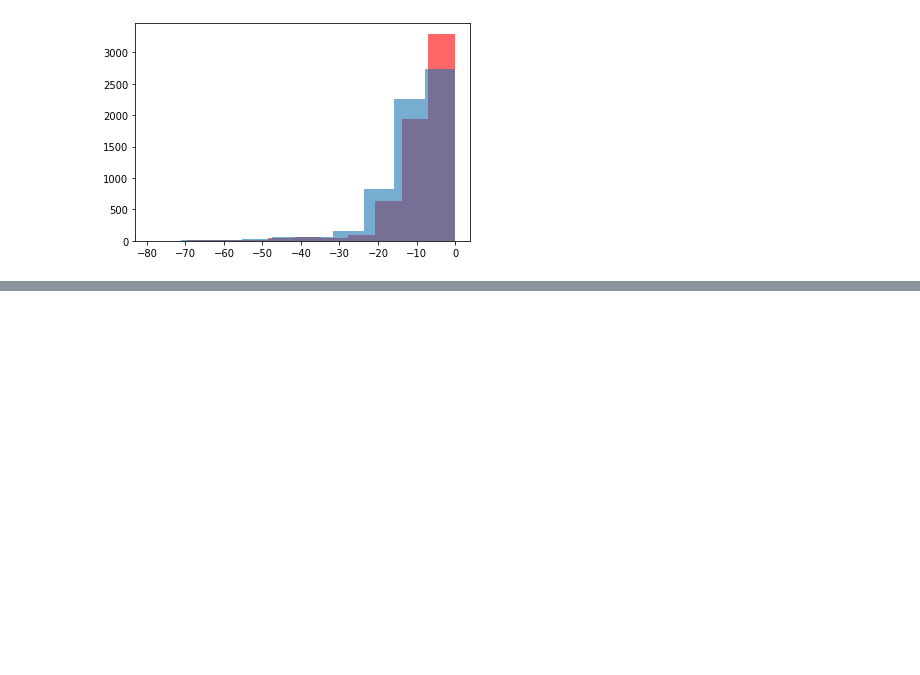
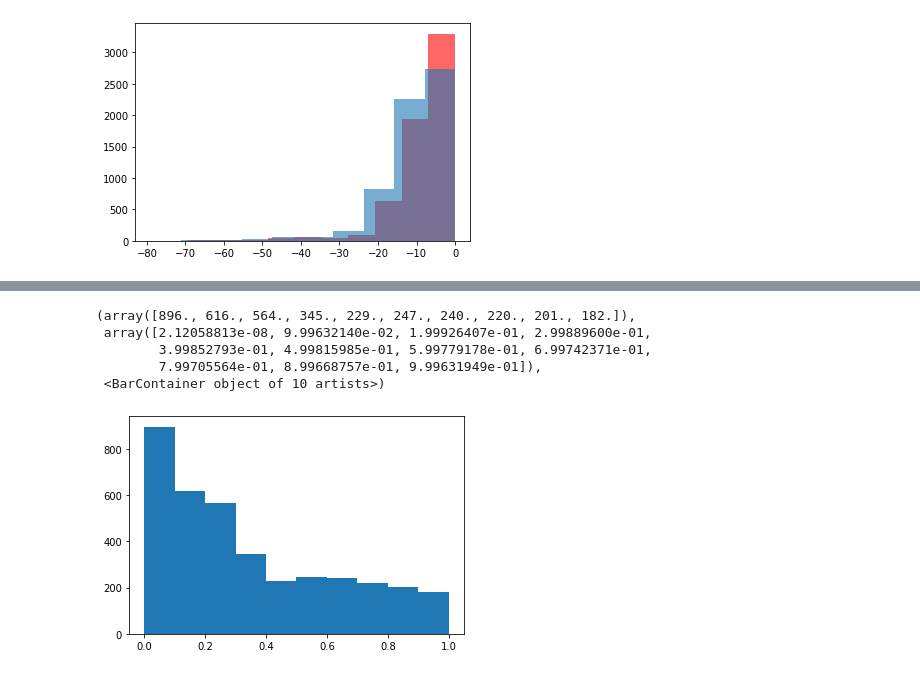
Before and after one commit to alienmist325/TULIP-TCR, a Jupyter notebook: analysis/distribution.ipynb, the cells around one changed output, grey strips where cells are left out. Cells and saved outputs as stored; diff of their text form; code cells hidden in the pictures; blank space fills up the shorter version.

```diff
--- a/analysis/distribution.ipynb
+++ b/analysis/distribution.ipynb
@@ -113,0 +164,9 @@ with(open("TCRs.txt", "w") as file):
+# %%
+plt.hist(under_1)
+# %% [output]
+(array([896., 616., 564., 345., 229., 247., 240., 220., 201., 182.]),
+ array([2.12058813e-08, 9.99632140e-02, 1.99926407e-01, 2.99889600e-01,
+        3.99852793e-01, 4.99815985e-01, 5.99779178e-01, 6.99742371e-01,
+        7.99705564e-01, 8.99668757e-01, 9.99631949e-01]),
+ <BarContainer object of 10 artists>)
+[figure, added]
```
Also changed, not shown: parts of 17 cells of this notebook, 2 other files.
